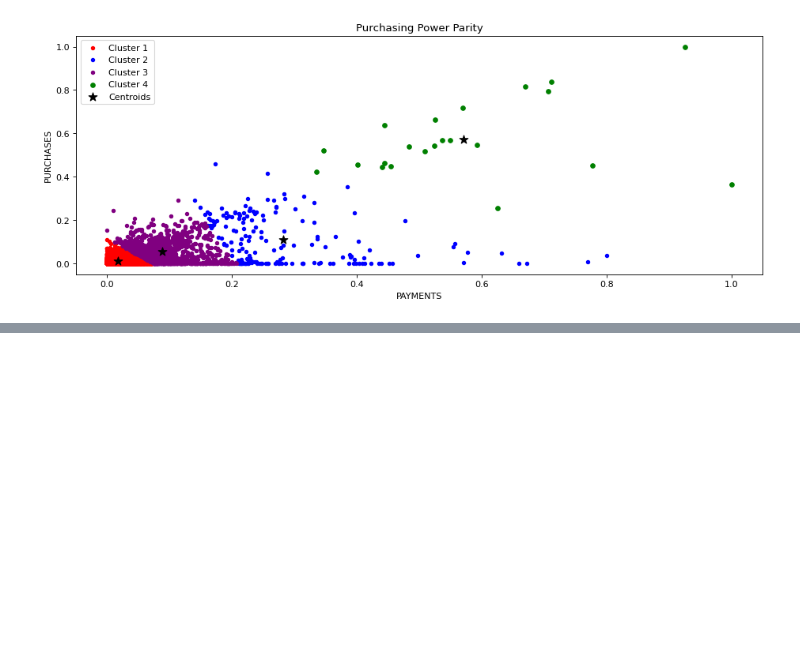
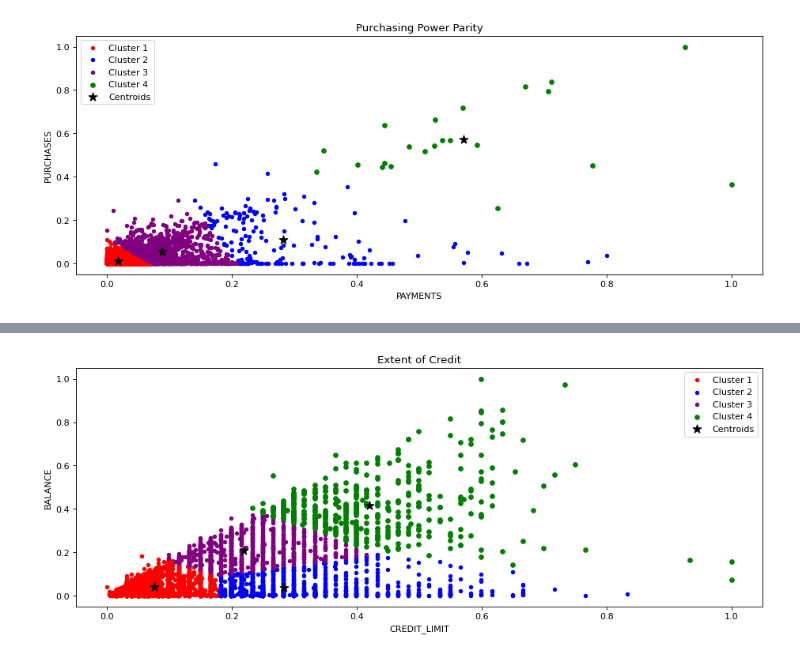
Before and after one commit to DannyEhiz/Customer_Segmentation, a Jupyter notebook: kmeans.ipynb, the cells around one changed output, grey strips where cells are left out. Cells and saved outputs as stored; diff of their text form; code cells hidden in the pictures; blank space fills up the shorter version.

```diff
--- a/kmeans.ipynb
+++ b/kmeans.ipynb
@@ -404,0 +399,7 @@ ds.sort_values(by = 'BALANCE', ascending = False).head()
+# %%
+# Fit KMeans on the frame
+
+kmeans = KMeans(n_clusters = 4, init = 'k-means++', random_state = 4) #.......... Instantiate the Clustering Algorithm
+kmeans4 = kmeans.fit_predict(x4)
+df['cluster_4'] = kmeans4 # ..................... Add the cluster column to the Grand DataFrame
+df.head()
@@ -404,0 +413,24 @@ ds.sort_values(by = 'BALANCE', ascending = False).head()
+# %%
+x4['cluster'] = kmeans4 # ................... Create a clustered class column in the selected frame
+
+#  Slice the individual clusters
+clust1_1 = x4[x4.cluster == 0] # ............ All cluster 1
+clust1_2 = x4[x4.cluster == 1] # ............ All cluster 2
+clust1_3 = x4[x4.cluster == 2] # ............ All cluster 3
+clust1_4 = x4[x4.cluster == 3] # ............ All cluster 4
+
+# Make a  Visualization of the Clustering classes
+plt.figure(figsize=(14, 5), dpi=80)
+plt.scatter(clust1_1.CREDIT_LIMIT, clust1_1.BALANCE, s = 15, c = 'red', label = 'Cluster 1')
+plt.scatter(clust1_2.CREDIT_LIMIT, clust1_2.BALANCE, s = 15, c = 'blue', label = 'Cluster 2')
+plt.scatter(clust1_3.CREDIT_LIMIT, clust1_3.BALANCE, s = 15, c = 'purple', label = 'Cluster 3')
+plt.scatter(clust1_4.CREDIT_LIMIT, clust1_4.BALANCE, s = 25, c = 'green', label = 'Cluster 4')
+
+plt.scatter(kmeans.cluster_centers_[:, 0], kmeans.cluster_centers_[:, 1], s = 100, c = 'black', label = 'Centroids', marker = '*')
+plt.title('Extent of Credit')
+plt.xlabel('CREDIT_LIMIT')
+plt.ylabel('BALANCE')
+plt.legend()
+plt.show()
+# %% [output]
+[figure, added]
```
Also changed, not shown: parts of 19 cells of this notebook.
